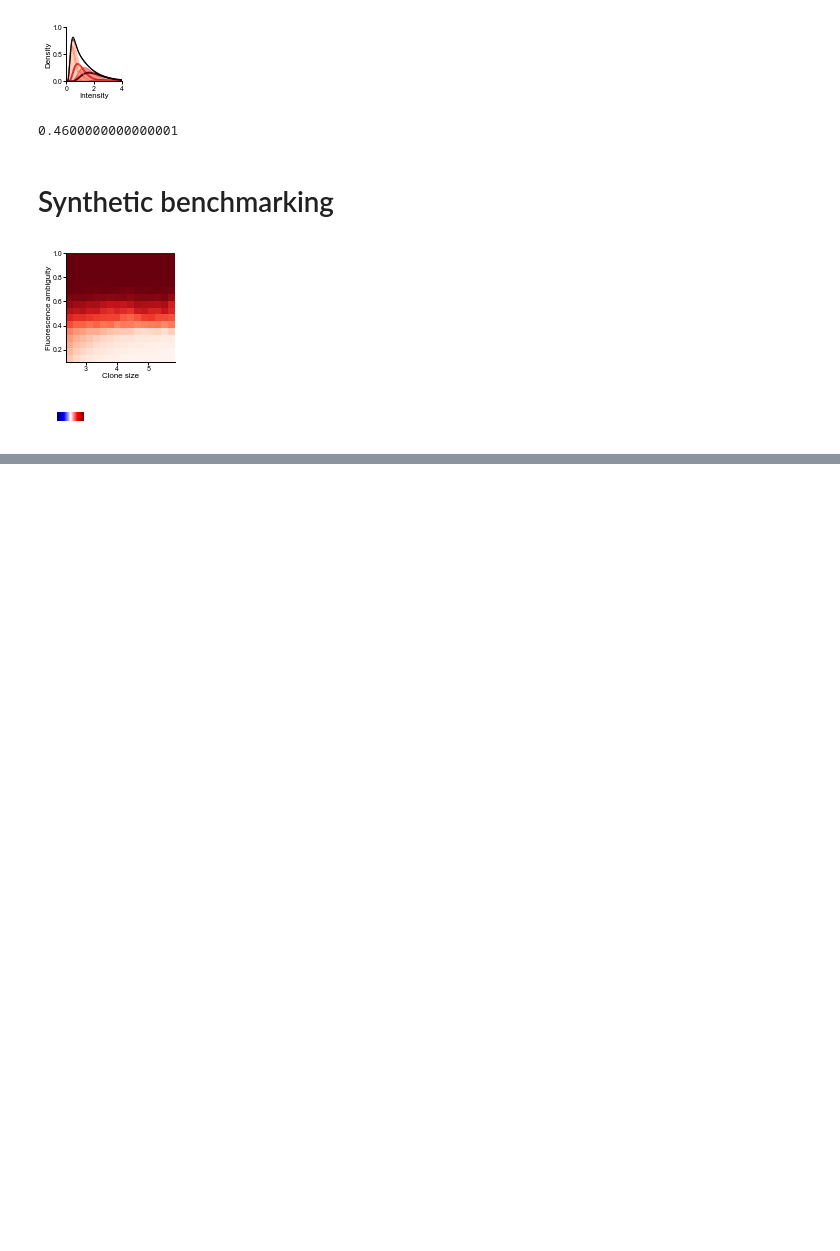
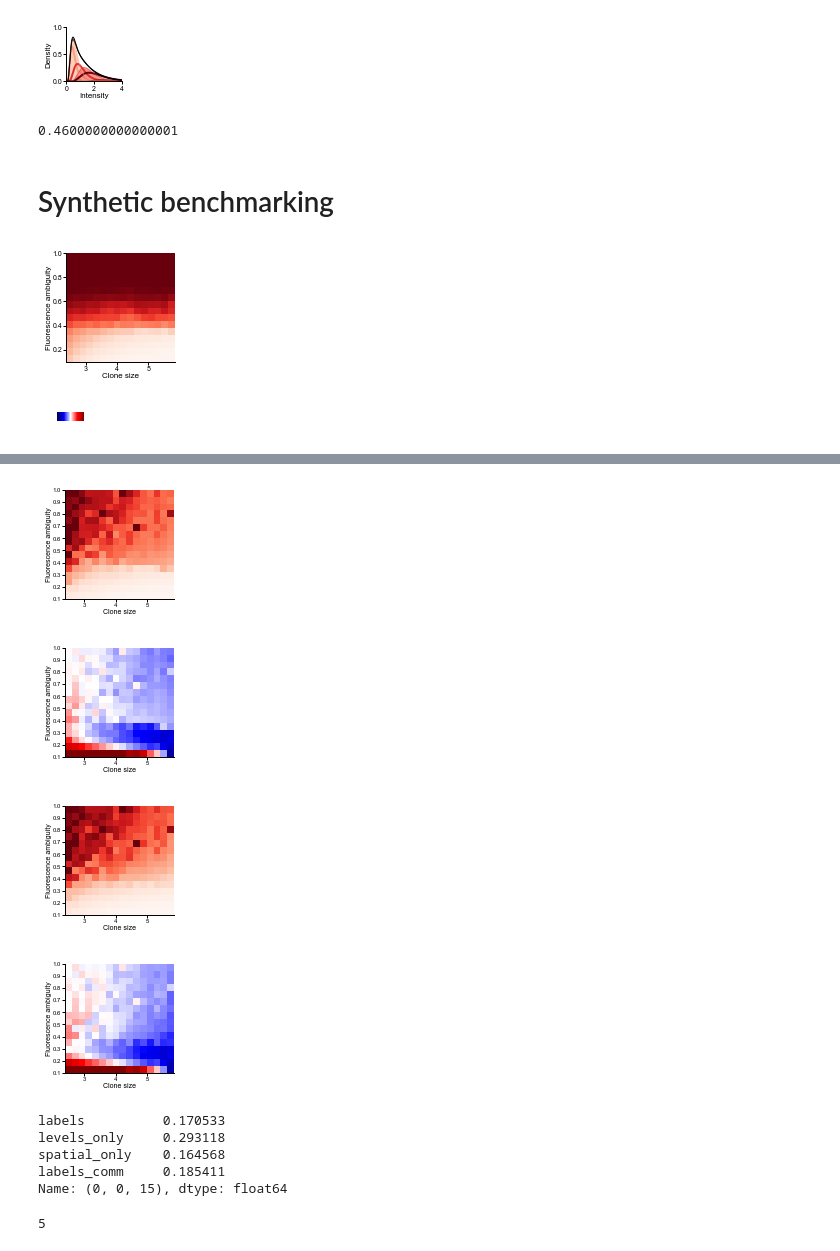
Before and after one commit to sbernasek/flyqma, a Jupyter notebook: notebooks/figures/figure_4.ipynb, the cells around one changed output, grey strips where cells are left out. Drawn from its saved outputs; the diff is of its cells as text; code cells hidden in the pictures; blank space fills up the shorter version.

```diff
--- a/notebooks/figures/figure_4.ipynb
+++ b/notebooks/figures/figure_4.ipynb
@@ -419,0 +424,6 @@ savefig(fig, 'relative_colorscale')
+# %%
+from clones.validation.sweep import Sweep, SweepBenchmark
+
+path = '../../../data/synthetic/sweeps/Sweep_181201_191516/'
+sweep = Sweep.load(path)
+benchmarking = SweepBenchmark.load(path)
@@ -419,0 +448,42 @@ savefig(fig, 'relative_colorscale')
+# %%
+def plot_grid(benchmarking, method='labels', relative=False, reference='levels_only'):
+    fig, ax = plt.subplots(figsize=(2, 2))
+
+    if not relative:
+        _ = benchmarking.results.plot_absolute_error(ax=ax, method=method, log=False, vmin=0., vmax=0.33, cmap=plt.cm.Reds)
+    else:
+        _ = benchmarking.results.plot_relative_error(ax=ax, method=method, reference_method=reference, vmin=-3., vmax=3, cmap=plt.cm.seismic)
+
+    # format axis
+    trends = Trends(sweep._results)
+    mean_clone_size = np.log(trends.means.mean_clone_size.values)
+    xvals = mean_clone_size[::-1]
+    yvals = benchmarking.ambiguities
+    ax.images[0].set_extent([xvals.min(), xvals.max(), yvals.max(), yvals.min()])
+    ax.invert_yaxis()
+    ax.set_aspect(xvals.ptp()/yvals.ptp())
+    ax.spines['right'].set_visible(False)
+    ax.spines['top'].set_visible(False)
+# %%
+plot_grid(benchmarking, method='labels', relative=False)
+plot_grid(benchmarking, method='labels', relative=True)
+plot_grid(benchmarking, method='labels_comm', relative=False)
+plot_grid(benchmarking, method='labels_comm', relative=True)
+#plot_grid(benchmarking, method='labels', reference='spatial_only', relative=True)
+# %% [output]
+[figure, added]
+[figure, added]
+[figure, added]
+[figure, added]
+# %%
+benchmarking.results.data.loc[0,0,15]
+# %% [output]
+labels          0.170533
+levels_only     0.293118
+spatial_only    0.164568
+labels_comm     0.185411
+Name: (0, 0, 15), dtype: float64
+# %%
+job.annotator.classifier.num_components
+# %% [output]
+5
```
Also changed, not shown: parts of 31 cells of this notebook, 9 other files.
